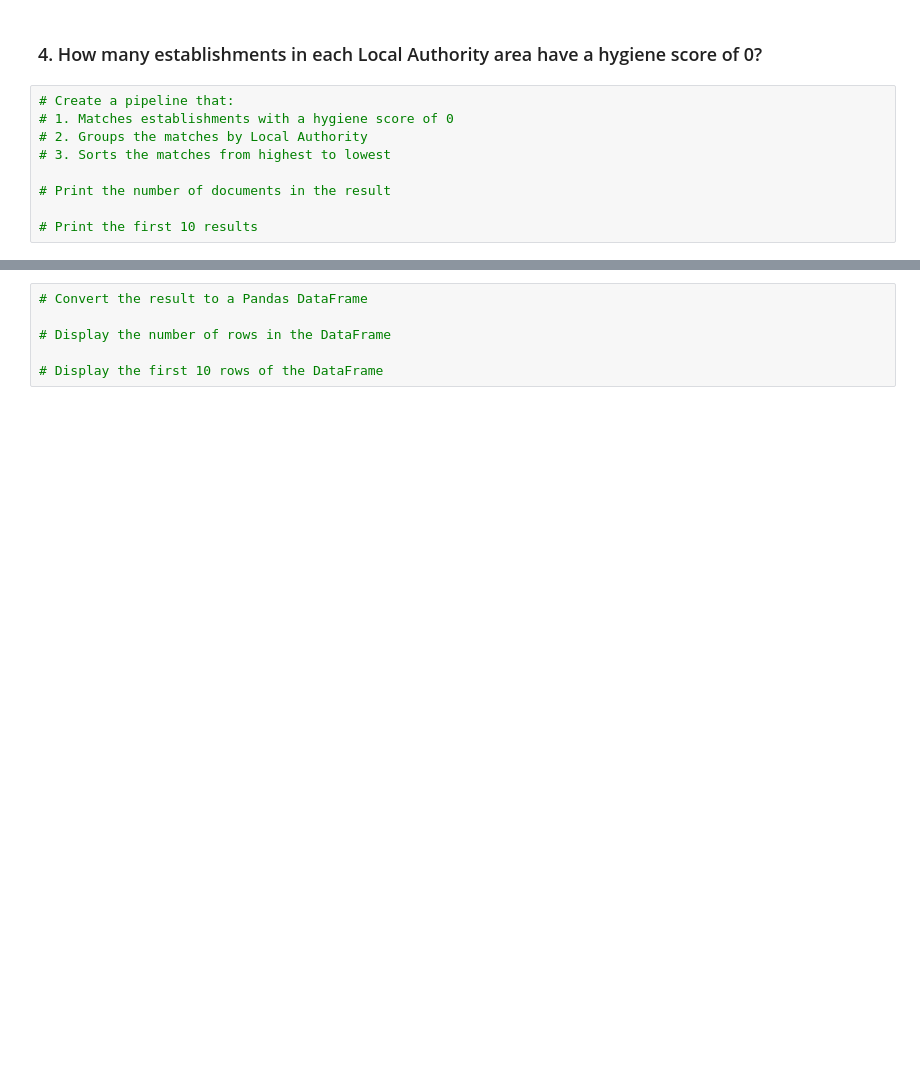
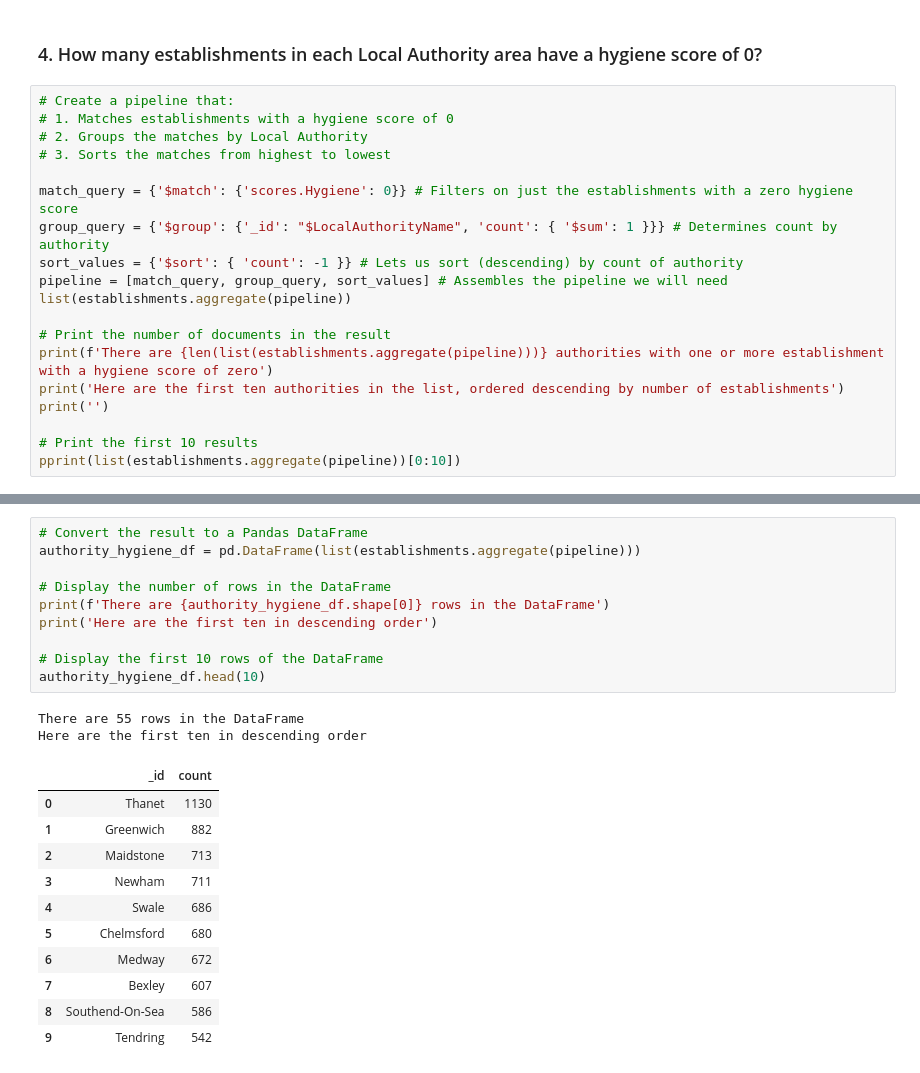
Before and after one commit to JaredWillson/nosql-challenge, a Jupyter notebook: NoSQL_analysis_starter.ipynb, the cells around one changed output, grey strips where cells are left out. Saved outputs shown, nothing was run; the diff lists cells and outputs as text; blank space fills up the shorter version.

```diff
--- a/NoSQL_analysis_starter.ipynb
+++ b/NoSQL_analysis_starter.ipynb
@@ -125,6 +198,16 @@ limit =
 # 2. Groups the matches by Local Authority
 # 3. Sorts the matches from highest to lowest
 
+match_query = {'$match': {'scores.Hygiene': 0}} # Filters on just the establishments with a zero hygiene score
+group_query = {'$group': {'_id': "$LocalAuthorityName", 'count': { '$sum': 1 }}} # Determines count by authority
+sort_values = {'$sort': { 'count': -1 }} # Lets us sort (descending) by count of authority
+pipeline = [match_query, group_query, sort_values] # Assembles the pipeline we will need
+list(establishments.aggregate(pipeline))
+
 # Print the number of documents in the result
+print(f'There are {len(list(establishments.aggregate(pipeline)))} authorities with one or more establishment with a hygiene score of zero')
+print('Here are the first ten authorities in the list, ordered descending by number of establishments')
+print('')
 
 # Print the first 10 results
+pprint(list(establishments.aggregate(pipeline))[0:10])
@@ -131,6 +228,24 @@ limit =
 # %%
 # Convert the result to a Pandas DataFrame
+authority_hygiene_df = pd.DataFrame(list(establishments.aggregate(pipeline)))
 
 # Display the number of rows in the DataFrame
+print(f'There are {authority_hygiene_df.shape[0]} rows in the DataFrame')
+print('Here are the first ten in descending order')
 
 # Display the first 10 rows of the DataFrame
+authority_hygiene_df.head(10)
+# %% [output]
+There are 55 rows in the DataFrame
+Here are the first ten in descending order
+|  | _id | count |
+| 0 | Thanet | 1130 |
+| 1 | Greenwich | 882 |
+| 2 | Maidstone | 713 |
+| 3 | Newham | 711 |
+| 4 | Swale | 686 |
+| 5 | Chelmsford | 680 |
+| 6 | Medway | 672 |
+| 7 | Bexley | 607 |
+| 8 | Southend-On-Sea | 586 |
+| 9 | Tendring | 542 |
```
Also changed, not shown: parts of 7 cells of this notebook.
